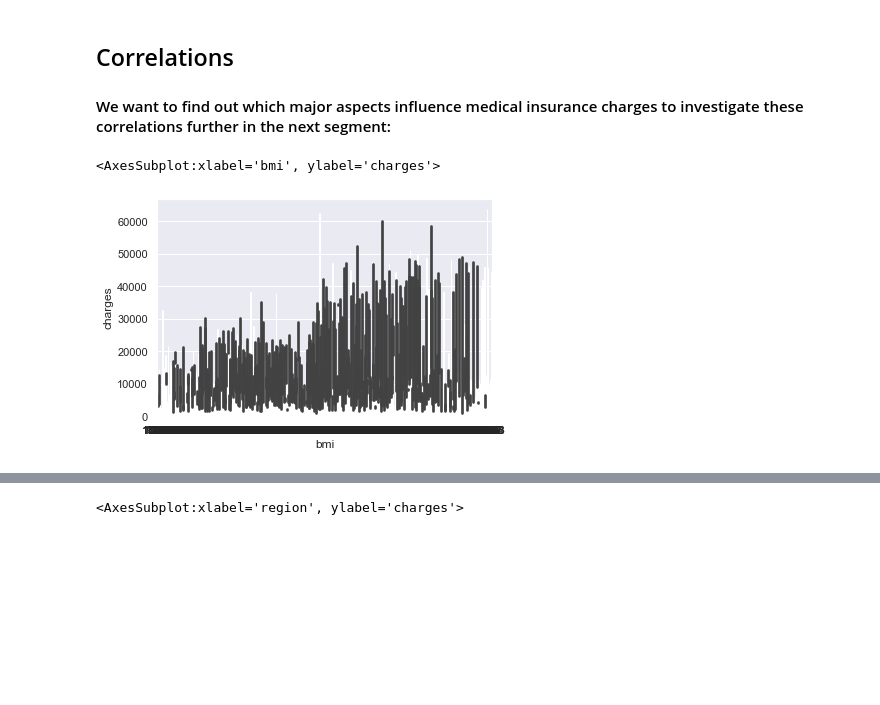
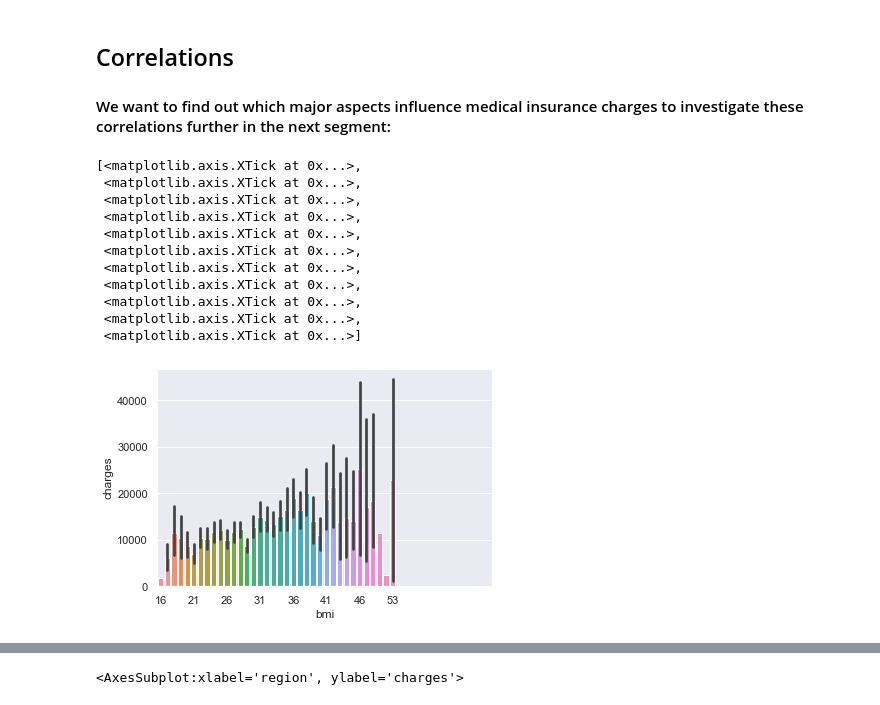
Before and after one commit to VincentBrunner/medical-insurance-portfolio-project, a Jupyter notebook: Untitled.ipynb, the cells around one changed output, grey strips where cells are left out. Saved outputs shown, nothing was run; the diff lists cells and outputs as text; code cells hidden in the pictures; blank space fills up the shorter version.

```diff
--- a/Untitled.ipynb
+++ b/Untitled.ipynb
@@ -136,8 +139,19 @@ plt.show
 ## Correlations
 #### We want to find out which major aspects influence medical insurance charges to investigate these correlations further in the next segment:
 # %%
-sns.barplot(insurance_df["bmi"], insurance_df["charges"])
+bmi_plot = sns.barplot(insurance_df["bmi"].map(lambda x: round(x)), insurance_df["charges"])
+bmi_plot.set_xticks(range(0, 55, 5))
 # %% [output]
-<AxesSubplot:xlabel='bmi', ylabel='charges'>
+[<matplotlib.axis.XTick at 0x...>,
+ <matplotlib.axis.XTick at 0x...>,
+ <matplotlib.axis.XTick at 0x...>,
+ <matplotlib.axis.XTick at 0x...>,
+ <matplotlib.axis.XTick at 0x...>,
+ <matplotlib.axis.XTick at 0x...>,
+ <matplotlib.axis.XTick at 0x...>,
+ <matplotlib.axis.XTick at 0x...>,
+ <matplotlib.axis.XTick at 0x...>,
+ <matplotlib.axis.XTick at 0x...>,
+ <matplotlib.axis.XTick at 0x...>]
-[figure, old version]
+[figure, new version]
 # %%
```
Also changed, not shown: parts of 11 cells of this notebook.
